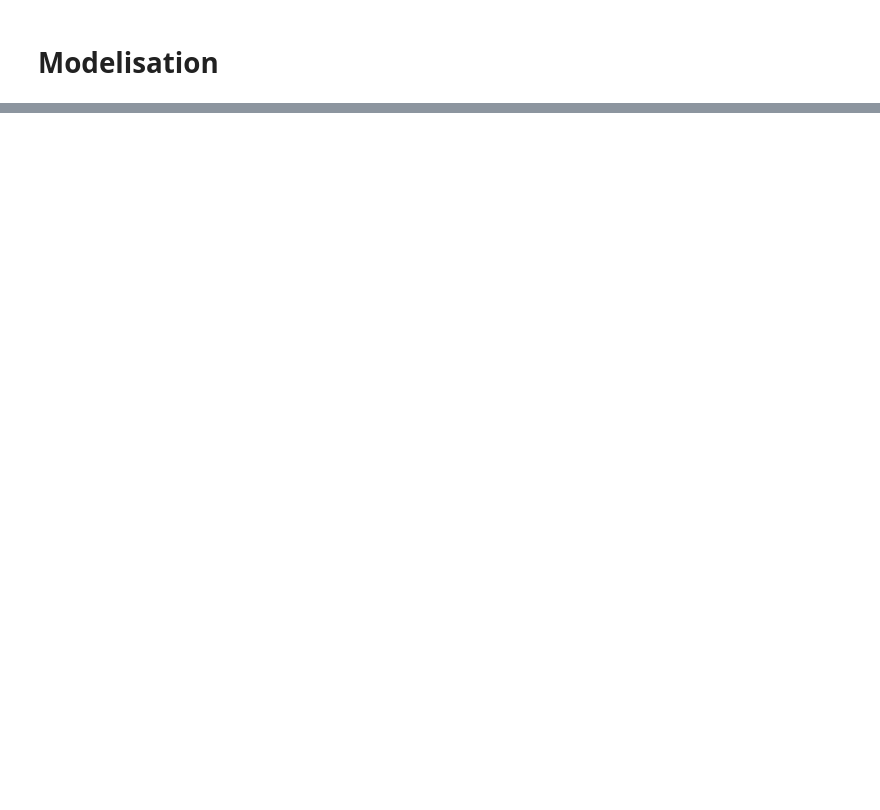
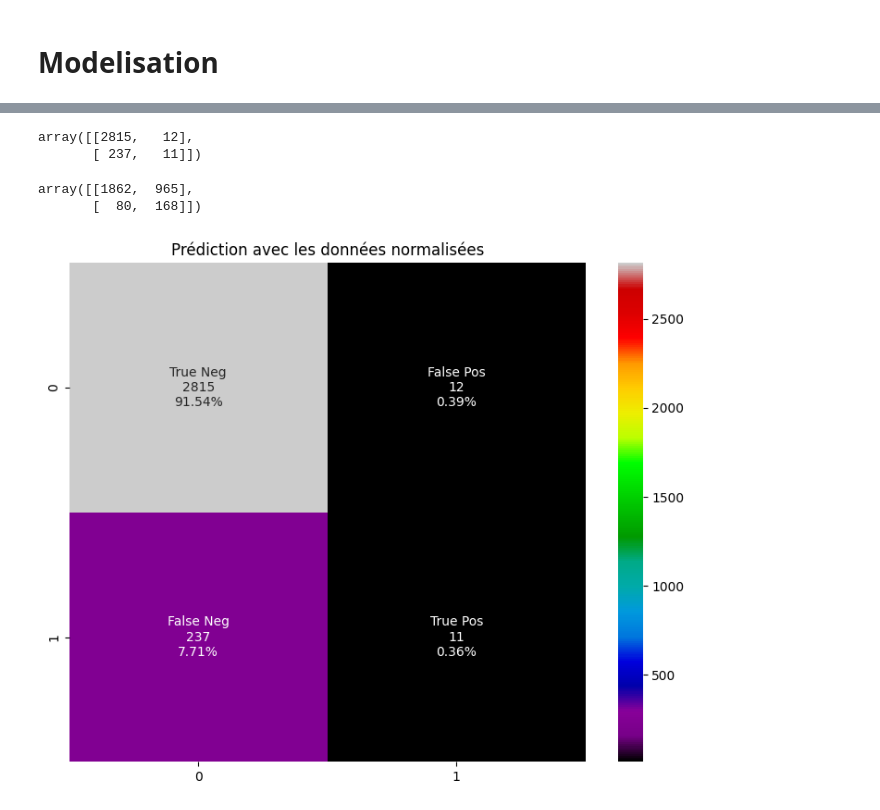
Before and after one commit to Nacim-B/Credit-Default-Risk-Scoring-Model-, a Jupyter notebook: Modelisation.ipynb, the cells around one changed output, grey strips where cells are left out. Saved outputs shown, nothing was run; the diff lists cells and outputs as text; code cells hidden in the pictures; blank space fills up the shorter version.

```diff
--- a/Modelisation.ipynb
+++ b/Modelisation.ipynb
@@ -152,0 +771,5 @@ mlflow.set_tracking_uri("./mlruns")
+# %%
+run_id = "9ee51113168a456eba285b139b6781bf"
+model_uri = f"runs:/{run_id}/LGBMClassifier"
+# %%
+best_model = mlflow.sklearn.load_model(model_uri)
@@ -152,0 +787,4 @@ mlflow.set_tracking_uri("./mlruns")
+# %%
+best_model.fit(X1_train, y1_train)
+y_pred = best_model.predict(X1_test)
+cf_matrix = confusion_matrix(y1_test, y_pred)
@@ -152,0 +801,5 @@ mlflow.set_tracking_uri("./mlruns")
+# %%
+cf_matrix
+# %% [output]
+array([[2815,   12],
+       [ 237,   11]])
@@ -152,0 +810,24 @@ mlflow.set_tracking_uri("./mlruns")
+# %%
+cf_matrix_xgb
+# %% [output]
+array([[1862,  965],
+       [  80,  168]])
+# %%
+def plot_confusion_matrix(cf_matrix):
+    plt.figure(figsize=(9, 7))
+    group_names = ['True Neg','False Pos','False Neg','True Pos']
+    group_counts = ["{0:0.0f}".format(value) for value in
+                    cf_matrix.flatten()]
+    group_percentages = ["{0:.2%}".format(value) for value in
+                         cf_matrix.flatten()/np.sum(cf_matrix)]
+    labels = [f"{v1}\n{v2}\n{v3}" for v1, v2, v3 in
+              zip(group_names,group_counts,group_percentages)]
+    labels = np.asarray(labels).reshape(2,2)
+    sns.heatmap(cf_matrix, annot=labels, fmt='', cmap='nipy_spectral')
+
+    plt.title("Prédiction avec les données normalisées")
+    plt.show()
+# %%
+plot_confusion_matrix(cf_matrix)
+# %% [output]
+[figure, added]
```
Also changed, not shown: parts of 56 cells of this notebook.
